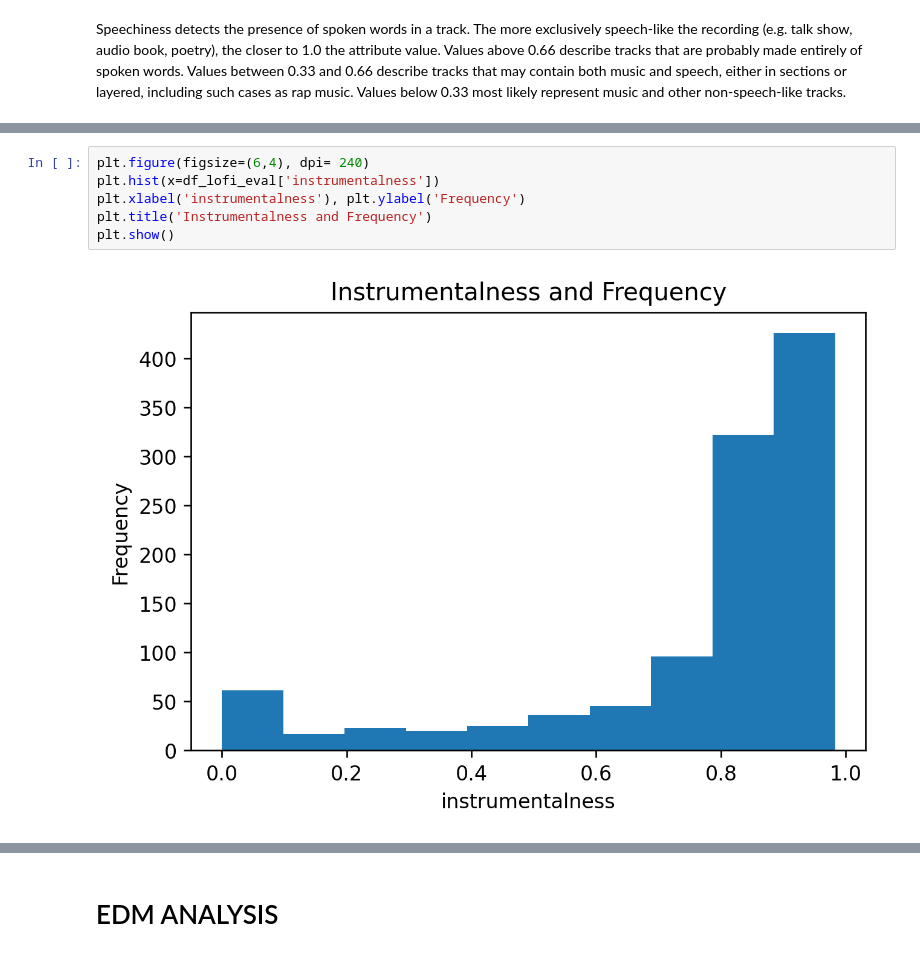
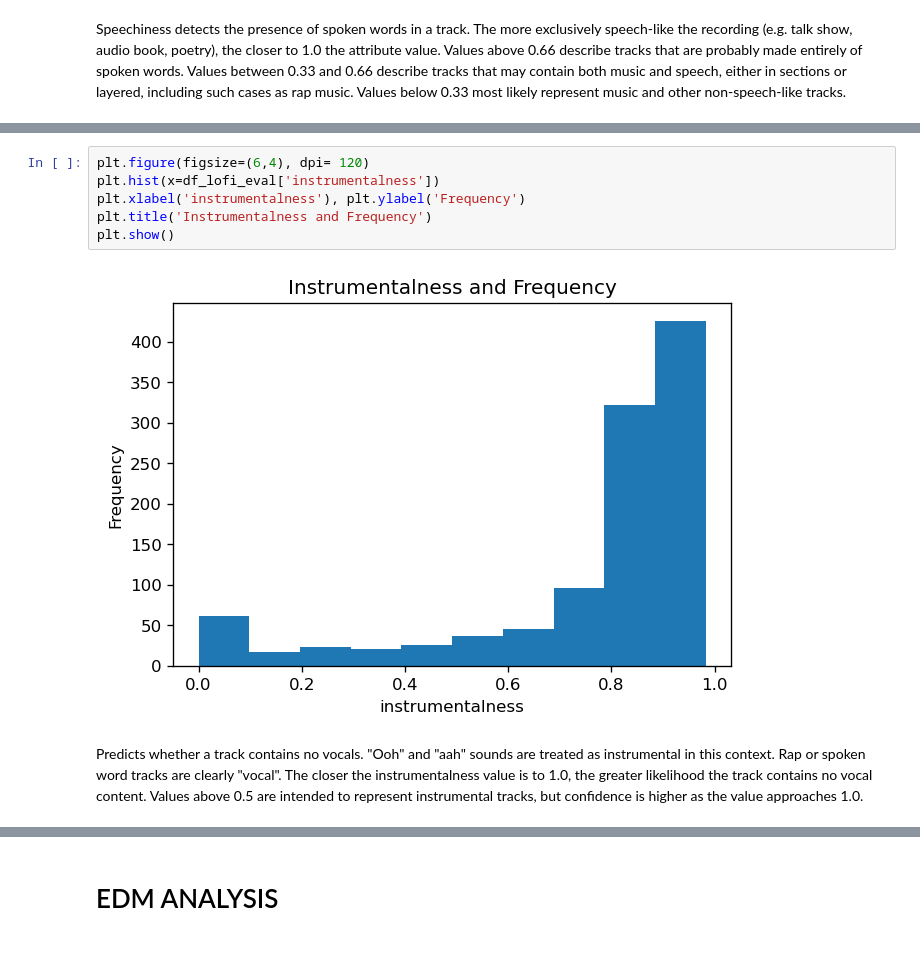
Before and after one commit to kchiev215/Spotify_EDM_Lofi_Analysis, a Jupyter notebook: Data_Analysis.ipynb, the cells around one changed output, grey strips where cells are left out. Drawn from its saved outputs; the diff is of its cells as text.

```diff
--- a/Data_Analysis.ipynb
+++ b/Data_Analysis.ipynb
@@ -209,9 +199,11 @@ SyntaxError: invalid syntax (1553214508.py, line 1)
 # %%
-plt.figure(figsize=(6,4), dpi= 240)
+plt.figure(figsize=(6,4), dpi= 120)
 plt.hist(x=df_lofi_eval['instrumentalness'])
 plt.xlabel('instrumentalness'), plt.ylabel('Frequency')
 plt.title('Instrumentalness and Frequency')
 plt.show()
 # %% [output]
-[figure, old version]
+[figure, new version]
+# %% [markdown]
+Predicts whether a track contains no vocals. "Ooh" and "aah" sounds are treated as instrumental in this context. Rap or spoken word tracks are clearly "vocal". The closer the instrumentalness value is to 1.0, the greater likelihood the track contains no vocal content. Values above 0.5 are intended to represent instrumental tracks, but confidence is higher as the value approaches 1.0.
 # %%
```
Also changed, not shown: parts of 44 cells of this notebook.
